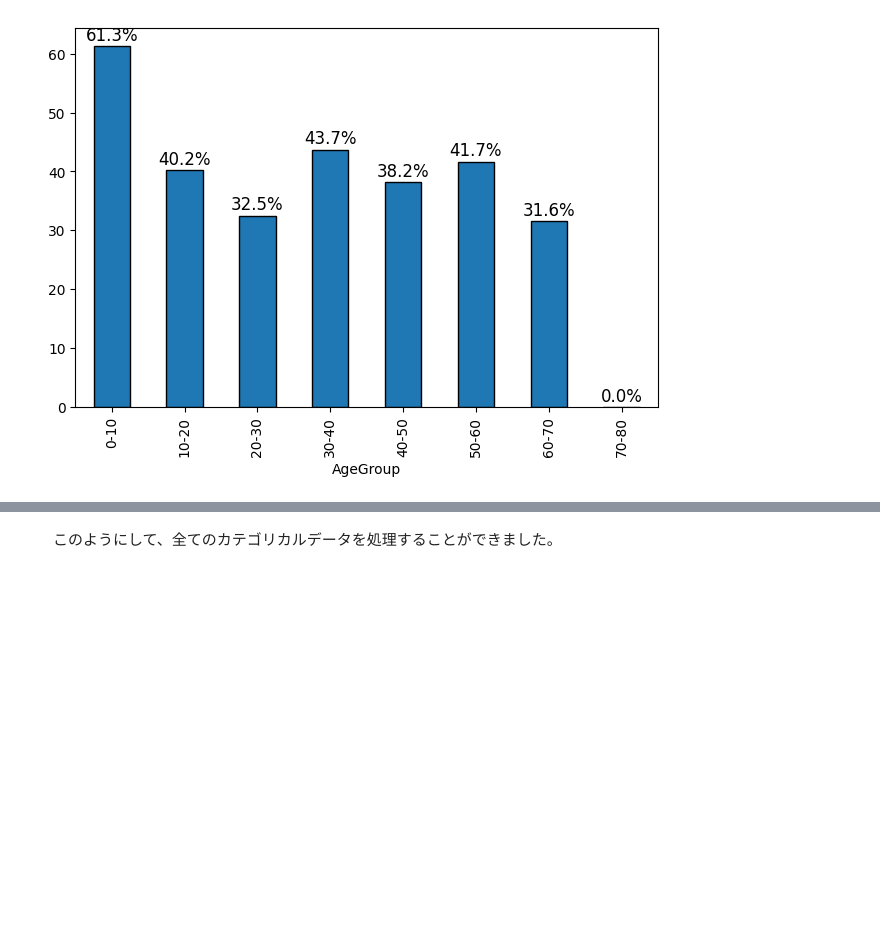
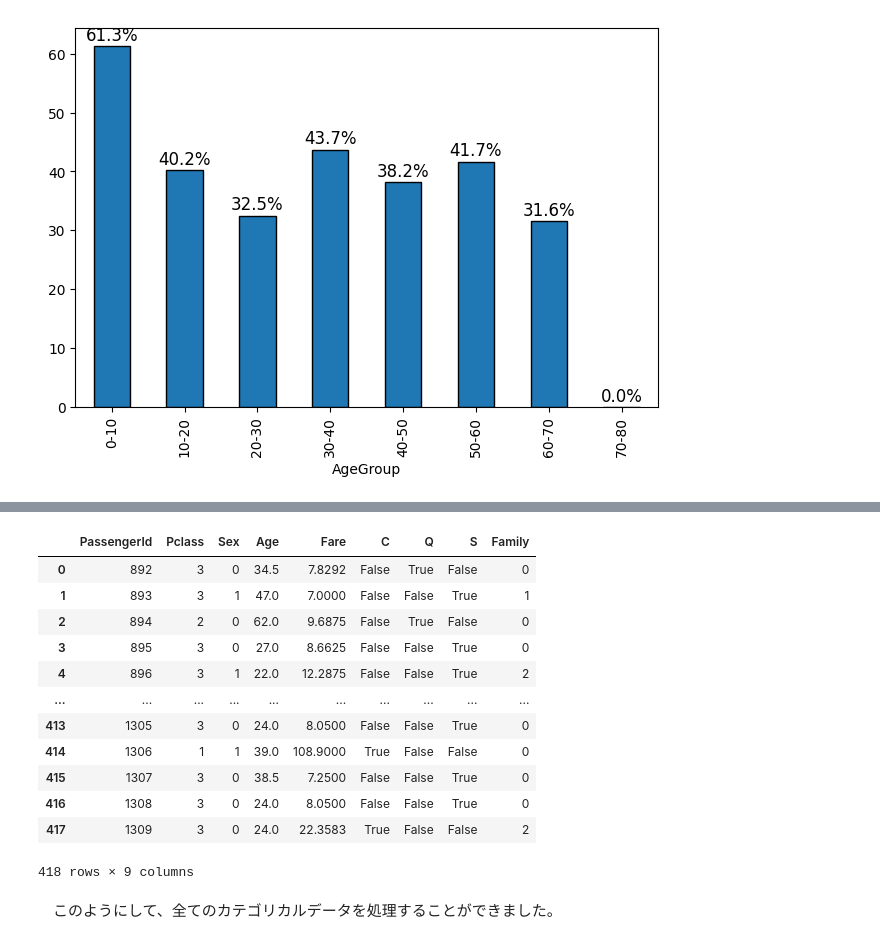
Before and after one commit to hikaru122700/kaggler-, a Jupyter notebook: 23.ipynb, the cells around one changed output, grey strips where cells are left out. Drawn from its saved outputs; the diff is of its cells as text; code cells hidden in the pictures; blank space fills up the shorter version.

```diff
--- a/23.ipynb
+++ b/23.ipynb
@@ -558,3 +570,19 @@ df
+# %%
+df_test
+# %% [output]
+|  | PassengerId | Pclass | Sex | Age | Fare | C | Q | S | Family |
+| 0 | 892 | 3 | 0 | 34.5 | 7.8292 | False | True | False | 0 |
+| 1 | 893 | 3 | 1 | 47.0 | 7.0000 | False | False | True | 1 |
+| 2 | 894 | 2 | 0 | 62.0 | 9.6875 | False | True | False | 0 |
+| 3 | 895 | 3 | 0 | 27.0 | 8.6625 | False | False | True | 0 |
+| 4 | 896 | 3 | 1 | 22.0 | 12.2875 | False | False | True | 2 |
+| ... | ... | ... | ... | ... | ... | ... | ... | ... | ... |
+| 413 | 1305 | 3 | 0 | 24.0 | 8.0500 | False | False | True | 0 |
+| 414 | 1306 | 1 | 1 | 39.0 | 108.9000 | True | False | False | 0 |
+| 415 | 1307 | 3 | 0 | 38.5 | 7.2500 | False | False | True | 0 |
+| 416 | 1308 | 3 | 0 | 24.0 | 8.0500 | False | False | True | 0 |
+| 417 | 1309 | 3 | 0 | 24.0 | 22.3583 | True | False | False | 2 |
+418 rows × 9 columns
 # %% [markdown]
 　このようにして、全てのカテゴリカルデータを処理することができました。
 # %% [markdown]
```
Also changed, not shown: parts of 29 cells of this notebook.
